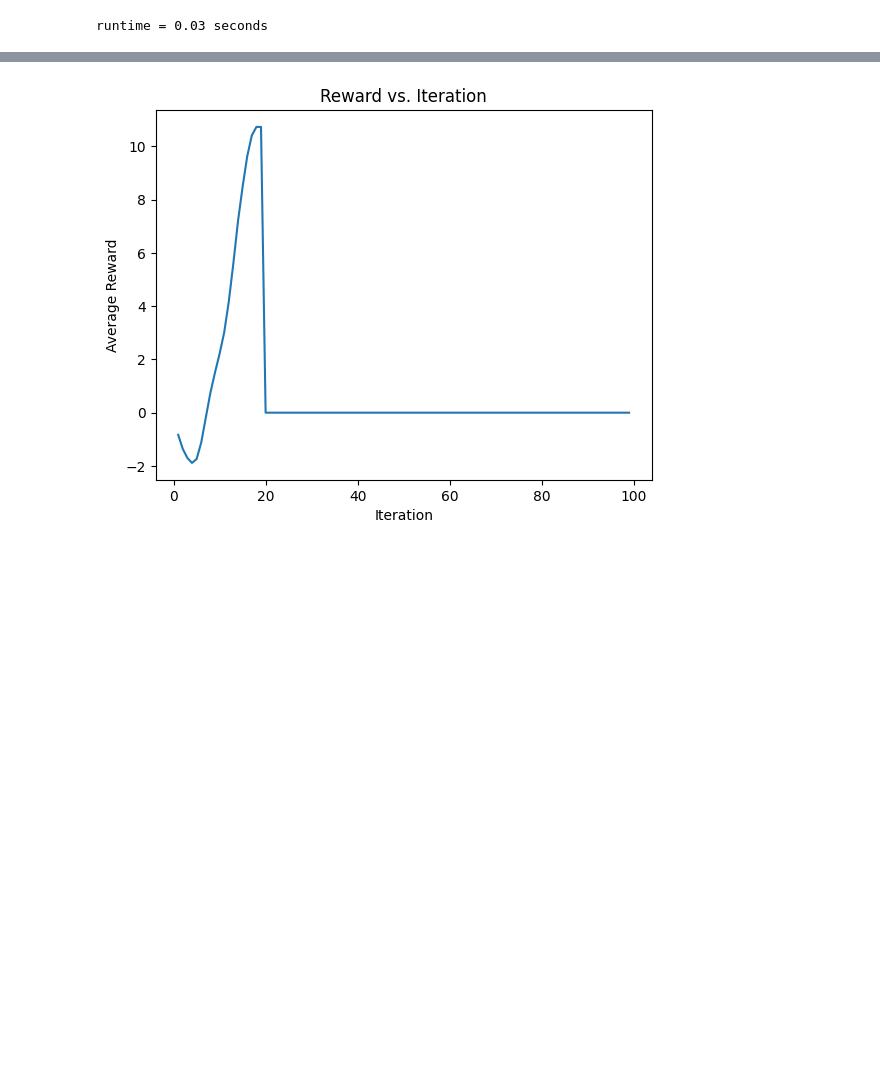
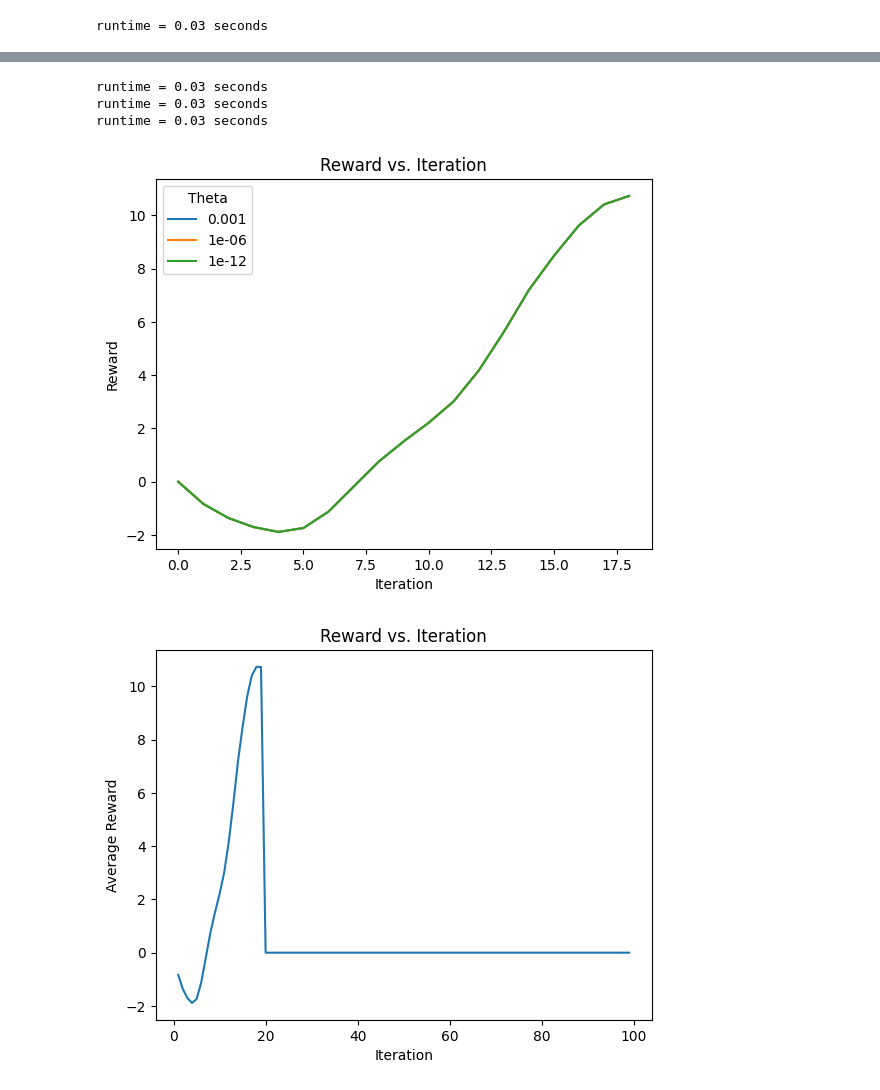
Before and after one commit to kittyschulz/mdp, a Jupyter notebook: mdp.ipynb, the cells around one changed output, grey strips where cells are left out. Saved outputs shown, nothing was run; the diff lists cells and outputs as text; code cells hidden in the pictures; blank space fills up the shorter version.

```diff
--- a/mdp.ipynb
+++ b/mdp.ipynb
@@ -787,3 +804,23 @@ runtime = 0.03 seconds
+# %%
+fig, ax = plt.subplots()
+for g in [1e-3, 1e-6, 1e-12]:
+    planner = Planner(taxi.P)
+    V, V_track, delta_track, reward_track, pi = planner.value_iteration(gamma=1., n_iters=1000, theta=g)
+    try:
+        j = np.where(np.amax(V_track, axis=1)[1:] == 0)[0][0]
+    except:
+        j = 1000
+    ax.plot(np.arange(j), reward_track[:j], label=g)
+ax.set_xlabel('Iteration')
+ax.set_ylabel('Reward')
+ax.set_title('Reward vs. Iteration')
+ax.legend(title='Theta')
+plt.show()
+# %% [output]
+runtime = 0.03 seconds
+runtime = 0.03 seconds
+runtime = 0.03 seconds
+[figure, added]
 # %%
 fig, ax = plt.subplots()
 for g in [0.0001, 0.001, 0.01, 0.1, 1.]:
```
Also changed, not shown: parts of 17 cells of this notebook.
